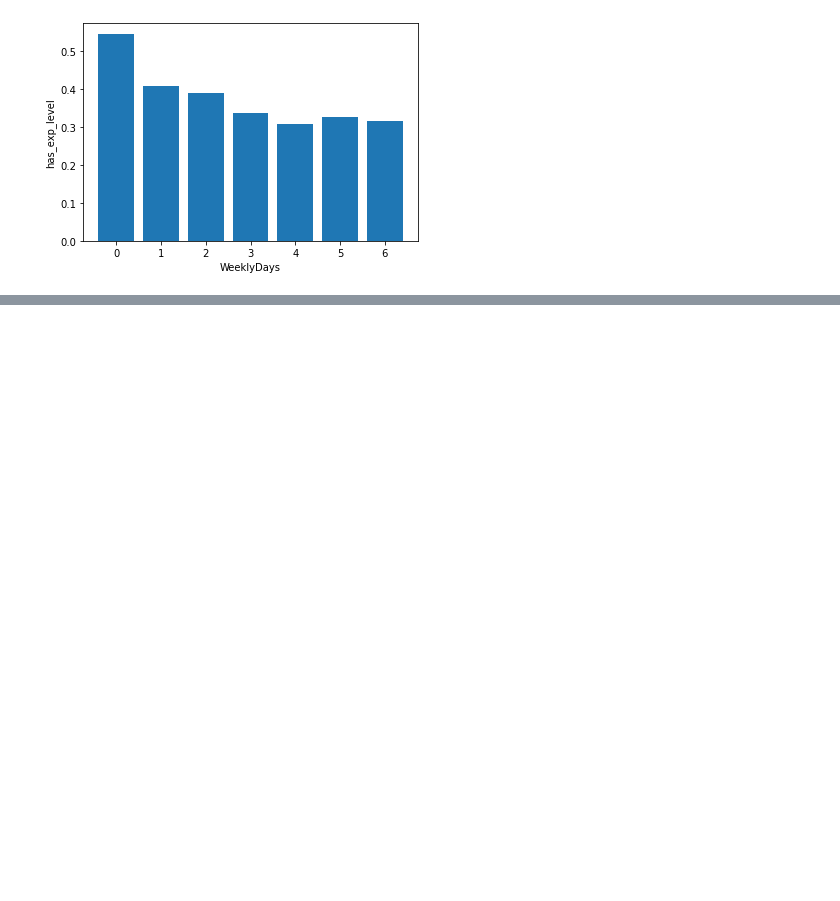
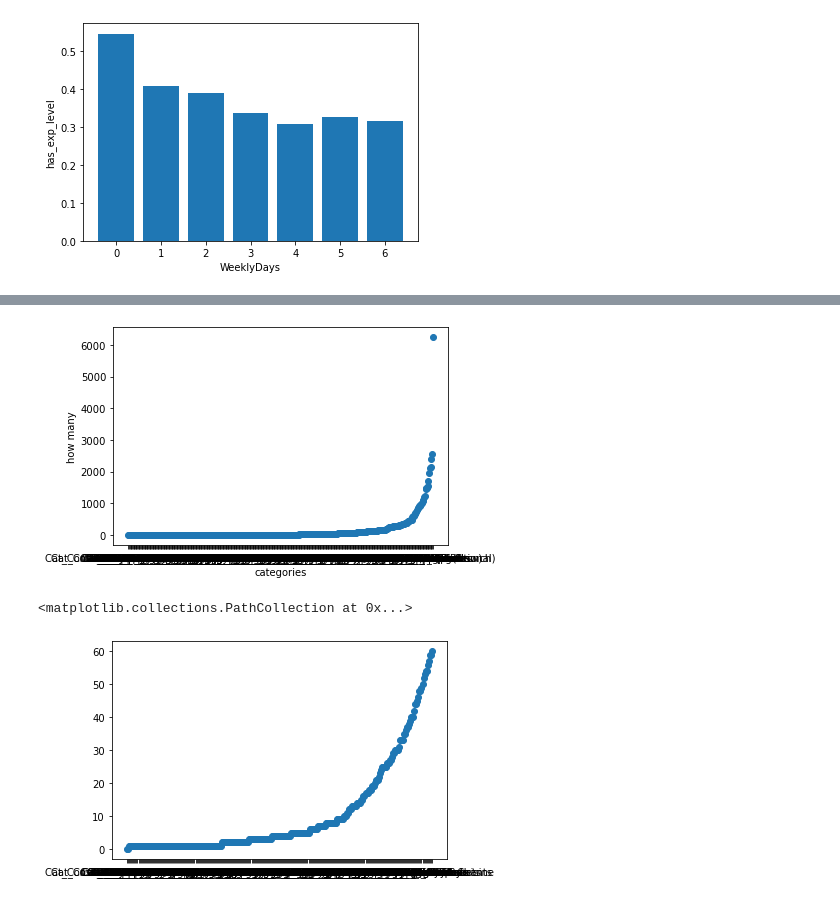
Before and after one commit to omer-priel/TheRootOfDataScience, a Jupyter notebook: notebooks/main.ipynb, the cells around one changed output, grey strips where cells are left out. Drawn from its saved outputs; the diff is of its cells as text; code cells hidden in the pictures; blank space fills up the shorter version.

```diff
--- a/notebooks/main.ipynb
+++ b/notebooks/main.ipynb
@@ -105,0 +108,13 @@ for collumn in first_collumns:
+# %%
+columnVals = df.columns.map(lambda x: x.startswith("Cat_"))
+cat_df= df.loc[:,columnVals]
+categ= cat_df.sum().sort_values()
+plt.scatter(categ.index,categ.values)
+plt.xlabel("categories")
+plt.ylabel("how many")
+plt.show()
+plt.scatter(categ.head(300).index,categ.head(300).values)
+# %% [output]
+[figure, added]
+<matplotlib.collections.PathCollection at 0x...>
+[figure, added]
```
Also changed, not shown: parts of 2 cells of this notebook.
